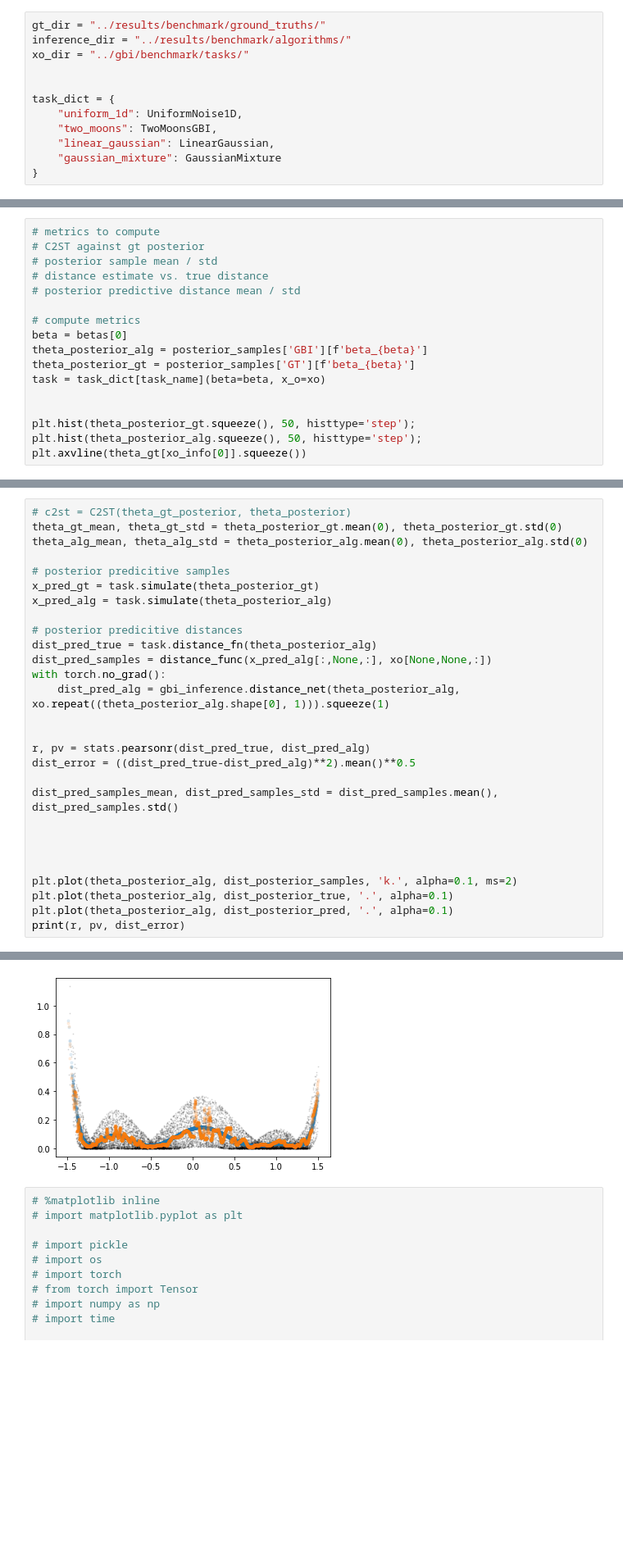
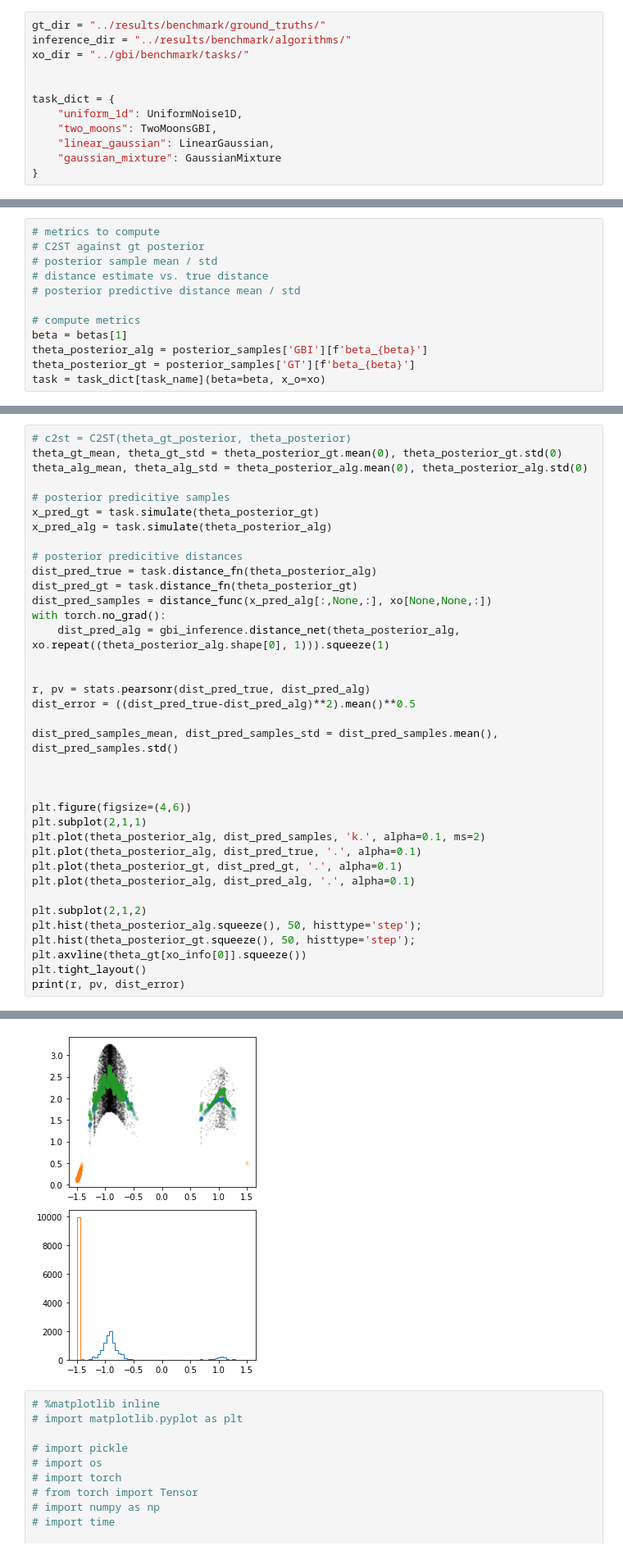
Before and after one commit to mackelab/neuralgbi, a Jupyter notebook: dev_notebook/run_comparisons.ipynb, the cells around one changed output, grey strips where cells are left out. Shown at 82% size. Drawn from its saved outputs; the diff is of its cells as text; blank space fills up the shorter version.

```diff
--- a/dev_notebook/run_comparisons.ipynb
+++ b/dev_notebook/run_comparisons.ipynb
@@ -111,12 +105,7 @@ NPE
 # posterior predictive distance mean / std
 
 # compute metrics
-beta = betas[0]
+beta = betas[1]
 theta_posterior_alg = posterior_samples['GBI'][f'beta_{beta}']
 theta_posterior_gt = posterior_samples['GT'][f'beta_{beta}']
 task = task_dict[task_name](beta=beta, x_o=xo)
-
-
-plt.hist(theta_posterior_gt.squeeze(), 50, histtype='step');
-plt.hist(theta_posterior_alg.squeeze(), 50, histtype='step');
-plt.axvline(theta_gt[xo_info[0]].squeeze())
@@ -134,6 +120,7 @@ x_pred_alg = task.simulate(theta_posterior_alg)
 
 # posterior predicitive distances
 dist_pred_true = task.distance_fn(theta_posterior_alg)
+dist_pred_gt = task.distance_fn(theta_posterior_gt)
 dist_pred_samples = distance_func(x_pred_alg[:,None,:], xo[None,None,:])
 with torch.no_grad():
     dist_pred_alg = gbi_inference.distance_net(theta_posterior_alg, xo.repeat((theta_posterior_alg.shape[0], 1))).squeeze(1)
@@ -146,9 +133,17 @@ dist_pred_samples_mean, dist_pred_samples_std = dist_pred_samples.mean(), dist_p
 
 
 
+plt.figure(figsize=(4,6))
+plt.subplot(2,1,1)
+plt.plot(theta_posterior_alg, dist_pred_samples, 'k.', alpha=0.1, ms=2)
+plt.plot(theta_posterior_alg, dist_pred_true, '.', alpha=0.1)
+plt.plot(theta_posterior_gt, dist_pred_gt, '.', alpha=0.1)
+plt.plot(theta_posterior_alg, dist_pred_alg, '.', alpha=0.1)
 
-plt.plot(theta_posterior_alg, dist_posterior_samples, 'k.', alpha=0.1, ms=2)
-plt.plot(theta_posterior_alg, dist_posterior_true, '.', alpha=0.1)
-plt.plot(theta_posterior_alg, dist_posterior_pred, '.', alpha=0.1)
+plt.subplot(2,1,2)
+plt.hist(theta_posterior_alg.squeeze(), 50, histtype='step');
+plt.hist(theta_posterior_gt.squeeze(), 50, histtype='step');
+plt.axvline(theta_gt[xo_info[0]].squeeze())
+plt.tight_layout()
 print(r, pv, dist_error)
 # %% [output]
@@ -156,4 +151,4 @@ print(r, pv, dist_error)
-[figure, old version]
+[figure, new version]
 # %%
 # %matplotlib inline
 # import matplotlib.pyplot as plt
```
Also changed, not shown: parts of 5 cells of this notebook.
